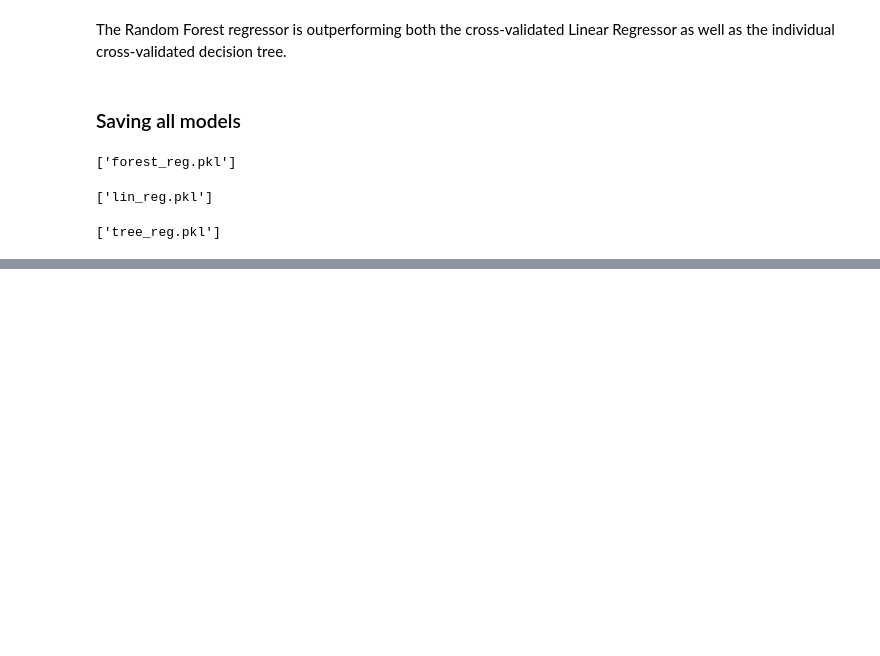
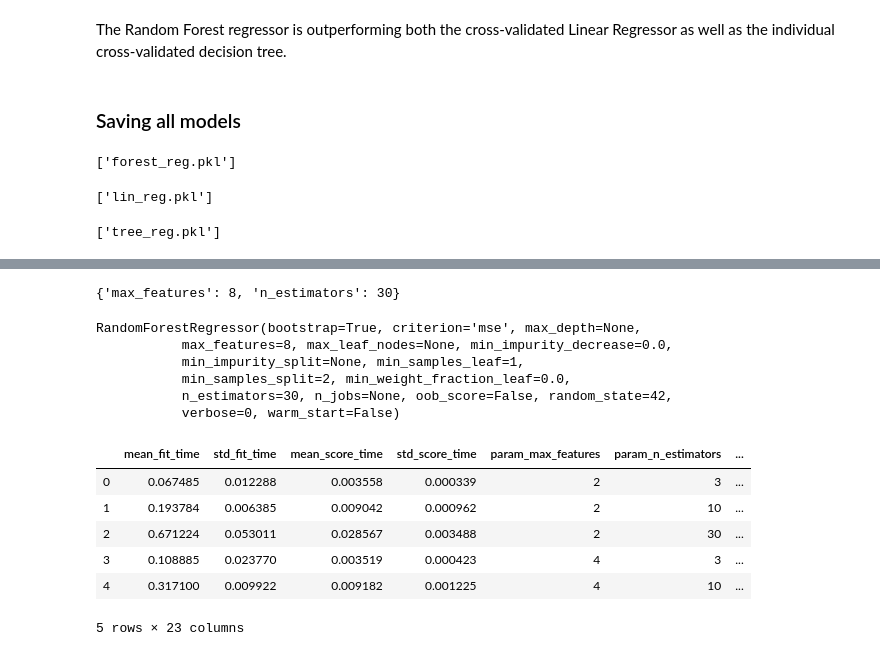
Before and after one commit to SMS-NED16/FYP-DL, a Jupyter notebook: ML-Hands-On/02_end2end_ml/02_End_To_End_ML_Project.ipynb, the cells around one changed output, grey strips where cells are left out. Drawn from its saved outputs; the diff is of its cells as text; code cells hidden in the pictures; blank space fills up the shorter version.

```diff
--- a/ML-Hands-On/02_end2end_ml/02_End_To_End_ML_Project.ipynb
+++ b/ML-Hands-On/02_end2end_ml/02_End_To_End_ML_Project.ipynb
@@ -831,7 +831,7 @@ An **ensemble regressor** that trains multiple decision trees on random subsets
 # %%
 from sklearn.ensemble import RandomForestRegressor
 # %%
-forest_reg = RandomForestRegressor()
+forest_reg = RandomForestRegressor(n_estimators=100, random_state=42)
 forest_reg.fit(housing_prepared, housing_labels)
 # %% [output]
 RandomForestRegressor(bootstrap=True, criterion='mse', max_depth=None,
@@ -882,0 +892,6 @@ joblib.dump(tree_reg, 'tree_reg.pkl')
+# %%
+# A list of hyperparams to test is conventionally called a param_grid
+param_grid = [
+    {'n_estimators': [3, 10, 30], 'max_features': [2, 4, 6, 8]}, # First grid
+    {'bootstrap': [False], 'n_estimators': [3, 10], 'max_features': [2, 3, 4]} # Second grid
+]
@@ -882,0 +901,8 @@ joblib.dump(tree_reg, 'tree_reg.pkl')
+# %%
+# Instantiate a GridSearchCV object that will optimise the defined hyperparams for this model
+grid_search = GridSearchCV(forest_reg, param_grid, cv=5,
+                          scoring='neg_mean_squared_error',
+                          return_train_score=True)
+# %%
+# Optimize hyperparams with a call to `fit` - this will take some time!
+grid_search.fit(housing_prepared, housing_labels)
@@ -882,0 +927,26 @@ joblib.dump(tree_reg, 'tree_reg.pkl')
+# %%
+grid_search.best_params_
+# %% [output]
+{'max_features': 8, 'n_estimators': 30}
+# %%
+# Can also get the best estimator as an object directly
+grid_search.best_estimator_
+# %% [output]
+RandomForestRegressor(bootstrap=True, criterion='mse', max_depth=None,
+           max_features=8, max_leaf_nodes=None, min_impurity_decrease=0.0,
+           min_impurity_split=None, min_samples_leaf=1,
+           min_samples_split=2, min_weight_fraction_leaf=0.0,
+           n_estimators=30, n_jobs=None, oob_score=False, random_state=42,
+           verbose=0, warm_start=False)
+# %%
+# Cross Validation evaluation scores for all models are also available
+cvres = grid_search.cv_results_
+pd.DataFrame(grid_search.cv_results_).head()
+# %% [output]
+|  | mean_fit_time | std_fit_time | mean_score_time | std_score_time | param_max_features | param_n_estimators | ... |
+| 0 | 0.067485 | 0.012288 | 0.003558 | 0.000339 | 2 | 3 | ... |
+| 1 | 0.193784 | 0.006385 | 0.009042 | 0.000962 | 2 | 10 | ... |
+| 2 | 0.671224 | 0.053011 | 0.028567 | 0.003488 | 2 | 30 | ... |
+| 3 | 0.108885 | 0.023770 | 0.003519 | 0.000423 | 4 | 3 | ... |
+| 4 | 0.317100 | 0.009922 | 0.009182 | 0.001225 | 4 | 10 | ... |
+5 rows × 23 columns
```
Also changed, not shown: parts of 35 cells of this notebook.
